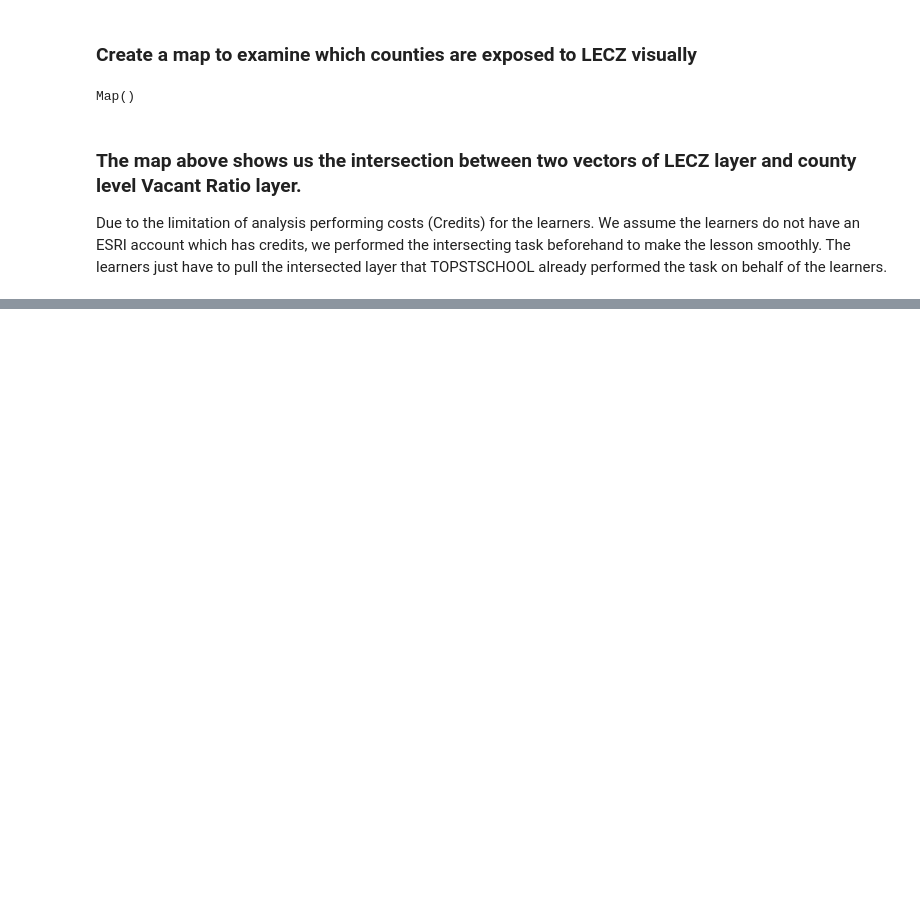
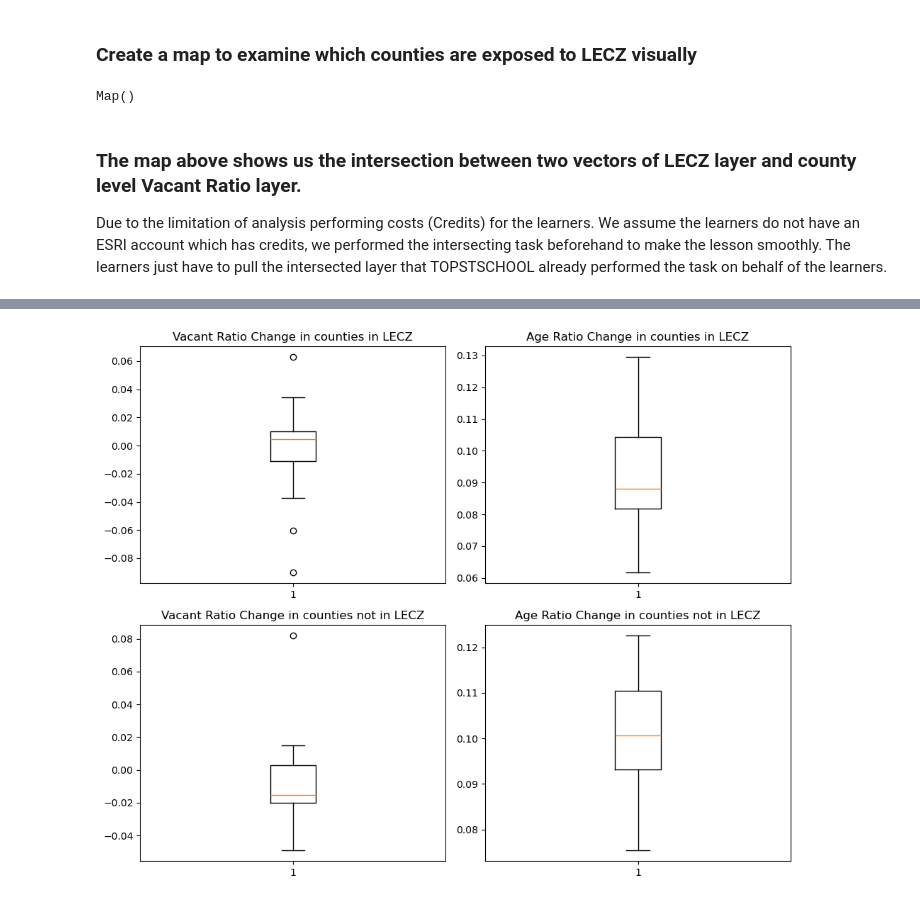
Before and after one commit to ciesin-geospatial/TOPSTSCHOOL-disasters, a Jupyter notebook: m301-coastal-hazards-PR.ipynb, the cells around one changed output, grey strips where cells are left out. Saved outputs shown, nothing was run; the diff lists cells and outputs as text; code cells hidden in the pictures; blank space fills up the shorter version.

```diff
--- a/m301-coastal-hazards-PR.ipynb
+++ b/m301-coastal-hazards-PR.ipynb
@@ -1344,0 +1342,14 @@ Intersection Analysis:
+# %%
+intersected_layer = gis.content.get("efbf0b172c914f3fbbc85e190082975b").layers[0]
+
+#Convert the vector to the dataframe to
+intersected_df = intersected_layer.query(where = "1 = 1").sdf
+
+exposed_county = intersected_df["NAME"].value_counts().keys().tolist()
+
+for idx, row in pr_county_sedf.iterrows():
+    pr_county_sedf.loc[idx, "Exposed"] = False
+    if row["NAME"] in exposed_county:
+        pr_county_sedf.loc[idx, "Exposed"] = True
+
+pr_county_sedf[["NAME", "Exposed"]].head()
@@ -1344,0 +1363,27 @@ Intersection Analysis:
+# %%
+in_lecz = pr_county_sedf[pr_county_sedf["Exposed"] == True]
+not_in_lecz = pr_county_sedf[pr_county_sedf["Exposed"] == False]
+
+
+fig, axs = plt.subplots(2, 2, figsize=(10, 8))
+
+# Top-left subplot
+axs[0, 0].boxplot(in_lecz["VacantRatio_Change"])
+axs[0, 0].set_title('Vacant Ratio Change in counties in LECZ')
+
+# Top-right subplot
+axs[0, 1].boxplot(in_lecz["AgedRatio_Change"])
+axs[0, 1].set_title('Age Ratio Change in counties in LECZ')
+
+# Bottom-left subplot
+axs[1, 0].boxplot(not_in_lecz["VacantRatio_Change"])
+axs[1, 0].set_title('Vacant Ratio Change in counties not in LECZ')
+
+# Bottom-right subplot
+axs[1, 1].boxplot(not_in_lecz["AgedRatio_Change"])
+axs[1, 1].set_title('Age Ratio Change in counties not in LECZ')
+
+plt.tight_layout()
+plt.show()
+# %% [output]
+[figure, added]
```
Also changed, not shown: parts of 5 cells of this notebook.
